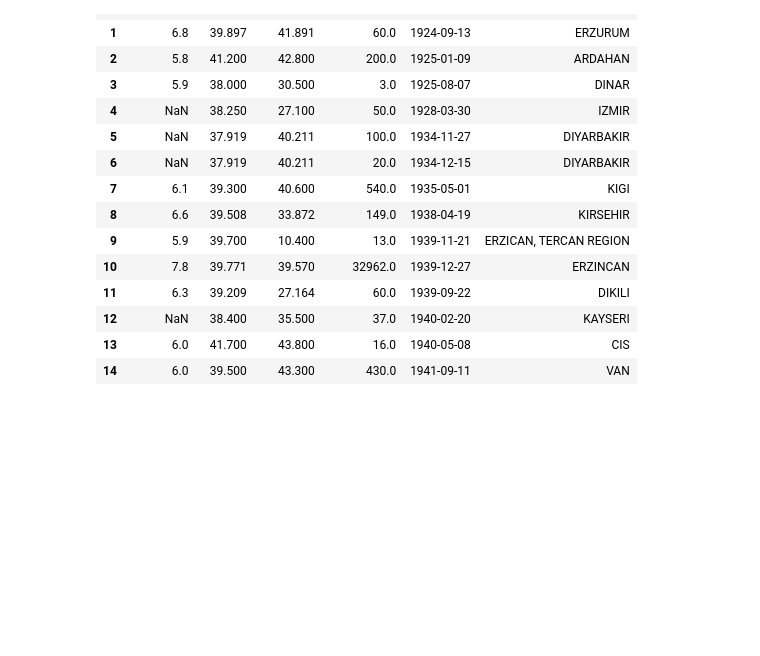
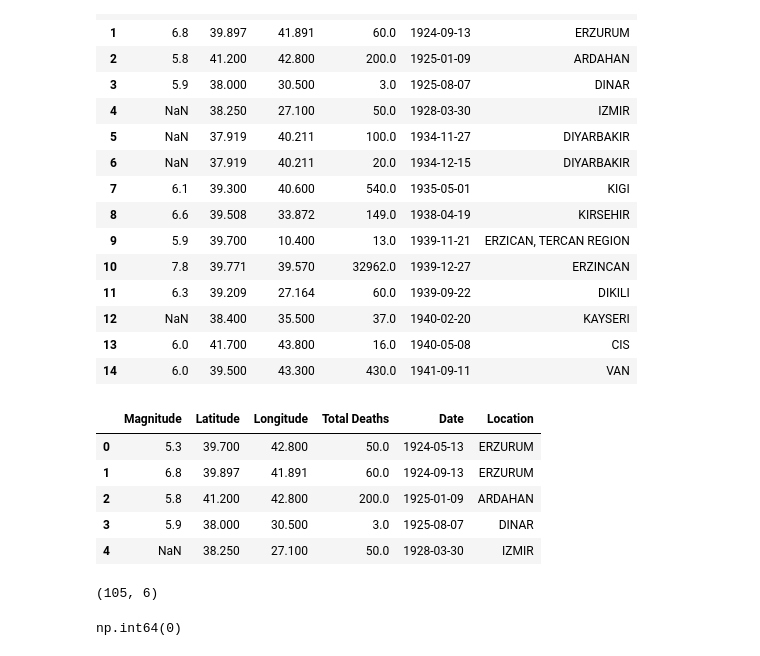
Before and after one commit to baharshn/earthquake-data-analysis-project, a Jupyter notebook: notebooks/02_emdat_cleaning.ipynb, the cells around one changed output. Drawn from its saved outputs; the diff is of its cells as text; code cells hidden in the pictures; blank space fills up the shorter version.

Commit message:
Added final cleaned datasets and  merged strict+fuzzy datasets and implemented merge logic updates

```diff
--- a/notebooks/02_emdat_cleaning.ipynb
+++ b/notebooks/02_emdat_cleaning.ipynb
@@ -224,3 +224,20 @@ df_emdat.head(15)
 # %%
 df_emdat.to_csv('../data/cleaned/emdat_cleaned.csv', index=False)
 df_emdat.to_excel('../data/cleaned/emdat_cleaned.xlsx', index=False)
+# %%
+import pandas as pd
+
+df = pd.read_excel("../data/cleaned/emdat_cleaned.xlsx")
+df.head()
+# %% [output]
+|  | Magnitude | Latitude | Longitude | Total Deaths | Date | Location |
+| 0 | 5.3 | 39.700 | 42.800 | 50.0 | 1924-05-13 | ERZURUM |
+| 1 | 6.8 | 39.897 | 41.891 | 60.0 | 1924-09-13 | ERZURUM |
+| 2 | 5.8 | 41.200 | 42.800 | 200.0 | 1925-01-09 | ARDAHAN |
+| 3 | 5.9 | 38.000 | 30.500 | 3.0 | 1925-08-07 | DINAR |
+| 4 | NaN | 38.250 | 27.100 | 50.0 | 1928-03-30 | IZMIR |
+# %%
+df = df.dropna(subset=["Latitude", "Longitude"])
+df.shape
+# %% [output]
+(105, 6)
@@ -226,0 +246,4 @@ df_emdat.to_excel('../data/cleaned/emdat_cleaned.xlsx', index=False)
+# %%
+df['Total Deaths'].isna().sum()
+# %% [output]
+np.int64(0)
```
Also changed, not shown: parts of 3 cells of this notebook, 13 other files.
